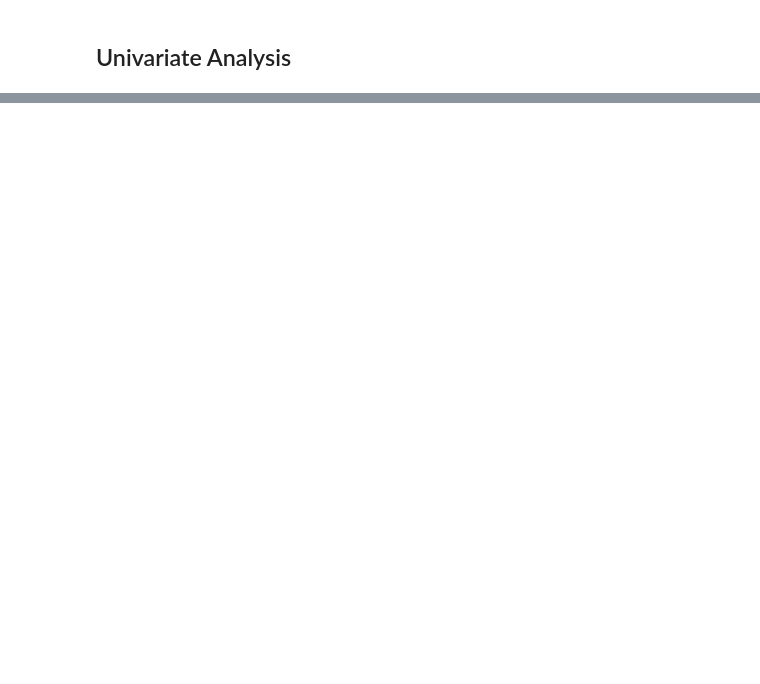
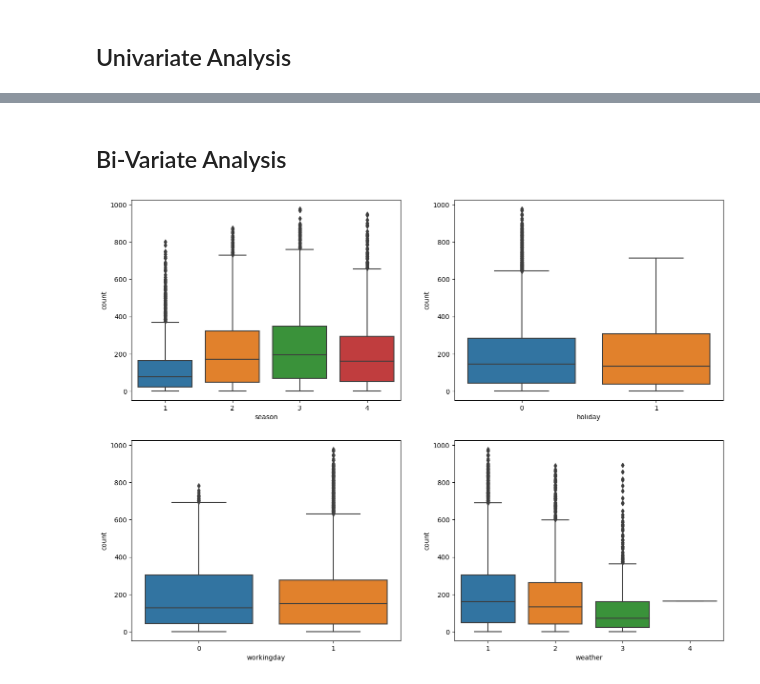
Before and after one commit to Rhy-Shah/Yulu_Hypothesis_Testing, a Jupyter notebook: yulu.ipynb, the cells around one changed output, grey strips where cells are left out. Drawn from its saved outputs; the diff is of its cells as text; code cells hidden in the pictures; blank space fills up the shorter version.

```diff
--- a/yulu.ipynb
+++ b/yulu.ipynb
@@ -176,0 +176,12 @@ plt.show()
+# %%
+fig, axis = plt.subplots(nrows=2, ncols=3, figsize=(16, 12))
+
+index = 0
+for row in range(2):
+    for col in range(3):
+        sns.histplot(df[num_cols[index]], ax=axis[row, col], kde=True)
+        index += 1
+
+plt.show()
+sns.histplot(df[num_cols[-1]], kde=True)
+plt.show()
@@ -176,0 +191,12 @@ plt.show()
+# %%
+fig, axis = plt.subplots(nrows=2, ncols=3, figsize=(16, 12))
+
+index = 0
+for row in range(2):
+    for col in range(3):
+        sns.boxplot(x=df[num_cols[index]], ax=axis[row, col])
+        index += 1
+
+plt.show()
+sns.boxplot(x=df[num_cols[-1]])
+plt.show()
@@ -176,0 +206,14 @@ plt.show()
+# %% [markdown]
+## Bi-Variate Analysis
+# %%
+fig, axis = plt.subplots(nrows=2, ncols=2, figsize=(16, 12))
+
+index = 0
+for row in range(2):
+    for col in range(2):
+        sns.boxplot(data=df, x=cat_cols[index], y='count', ax=axis[row, col])
+        index += 1
+
+plt.show()
+# %% [output]
+[figure, added]
```
Also changed, not shown: parts of 14 cells of this notebook.
